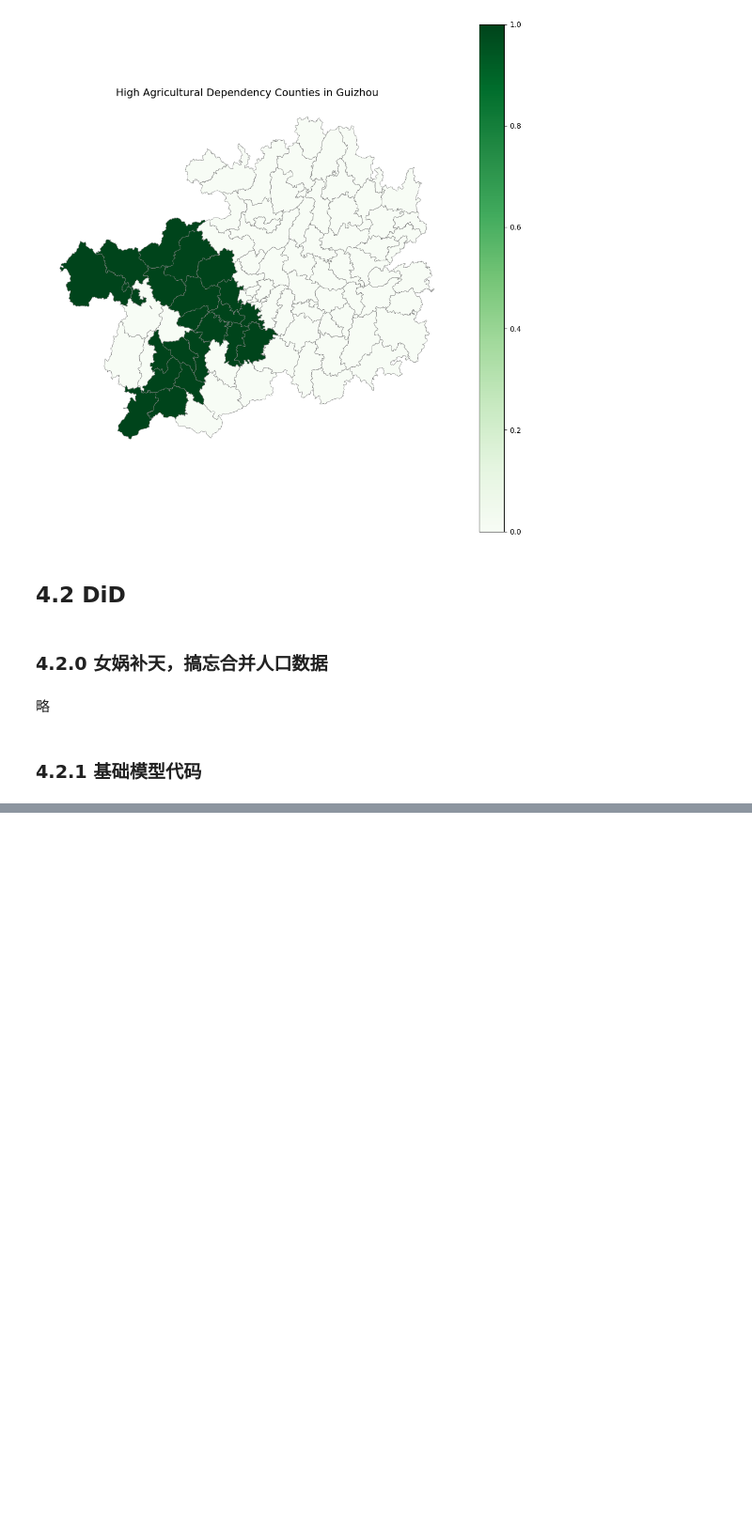
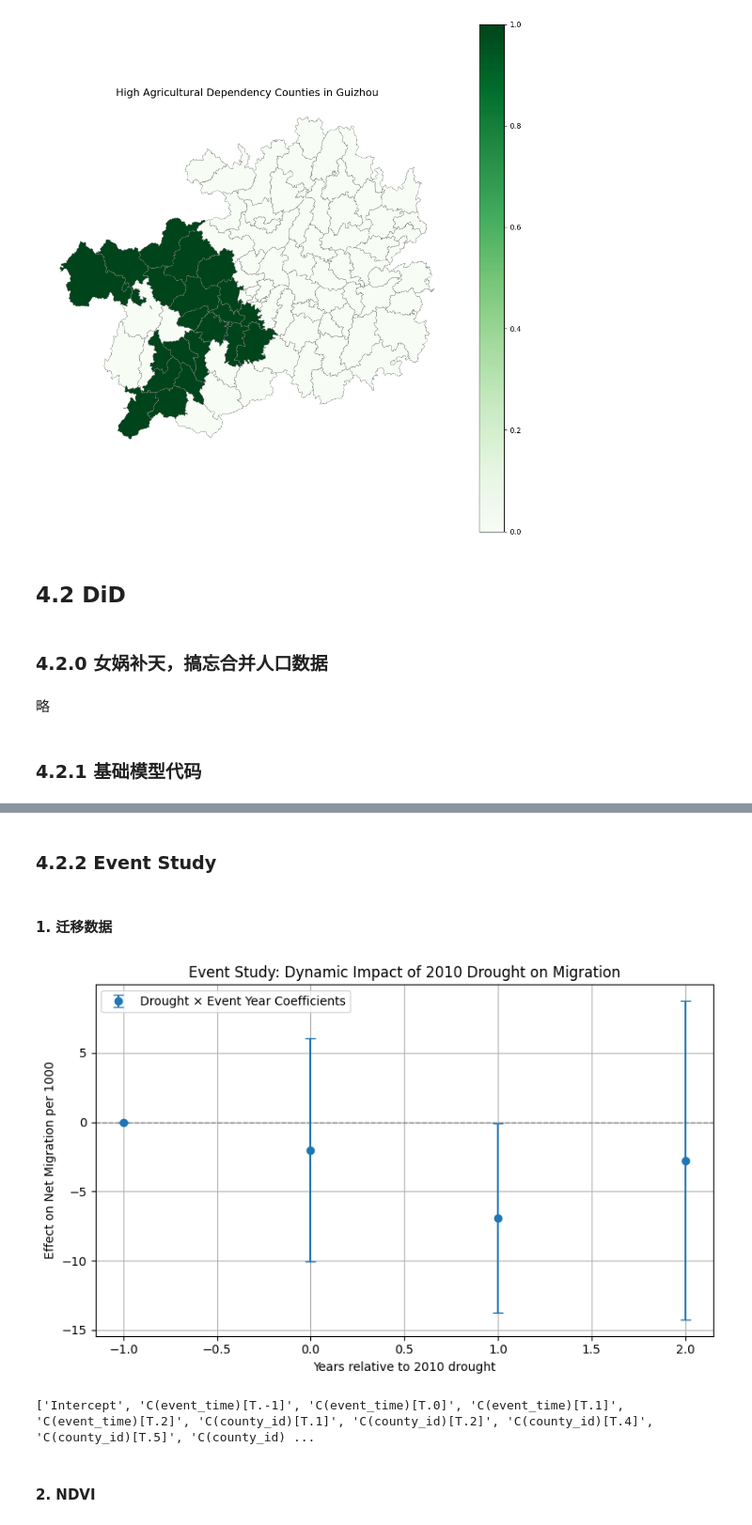
Before and after one commit to ixxiiris/CASA_Dissertation, a Jupyter notebook: DiD/did_event.ipynb, the cells around one changed output, grey strips where cells are left out. Shown at 94% size. Cells and saved outputs as stored; diff of their text form; code cells hidden in the pictures; blank space fills up the shorter version.

```diff
--- a/DiD/did_event.ipynb
+++ b/DiD/did_event.ipynb
@@ -336,0 +379,57 @@ import statsmodels.api as sm
+# %% [markdown]
+### 4.2.2 Event Study
+# %% [markdown]
+#### 1. 迁移数据
+# %%
+import statsmodels.formula.api as smf
+
+# 回归：事件研究 + 固定效应 + 聚类稳健标准误
+event_model = smf.ols(
+    formula="net_migration_per_1000 ~ C(event_time) * drought_treated + C(county_id) + C(year)",
+    data=df_model
+).fit(cov_type='cluster', cov_kwds={'groups': df_model['county_id'].values})
+# %%
+import re
+import pandas as pd
+
+# 修正后的提取逻辑：匹配交互项字符串
+event_coefs = event_model.params[event_model.params.index.str.contains("event_time") & event_model.params.index.str.contains(":drought_treated")]
+conf_int = event_model.conf_int().loc[event_coefs.index]
+
+# 提取事件年份（τ）
+import re
+event_years = [int(re.search(r'C\(event_time\)\[T\.(-?\d+)\]', name).group(1)) for name in event_coefs.index]
+
+# 构建绘图数据框
+import pandas as pd
+event_df = pd.DataFrame({
+    'year': event_years,
+    'coef': event_coefs.values,
+    'ci_low': conf_int[0].values,
+    'ci_high': conf_int[1].values
+}).sort_values('year')
+# %%
+import matplotlib.pyplot as plt
+
+plt.figure(figsize=(8, 5))
+plt.axhline(0, color='gray', linestyle='--', linewidth=1)
+
+plt.errorbar(event_df['year'], event_df['coef'],
+             yerr=[event_df['coef'] - event_df['ci_low'], event_df['ci_high'] - event_df['coef']],
+             fmt='o', capsize=4, label='Drought × Event Year Coefficients')
+
+plt.xlabel("Years relative to 2010 drought")
+plt.ylabel("Effect on Net Migration per 1000")
+plt.title("Event Study: Dynamic Impact of 2010 Drought on Migration")
+plt.grid(True)
+plt.legend()
+plt.tight_layout()
+plt.show()
+# %% [output]
+[figure, added]
+# %%
+print(event_model.params.index.tolist())
+# %% [output]
+['Intercept', 'C(event_time)[T.-1]', 'C(event_time)[T.0]', 'C(event_time)[T.1]', 'C(event_time)[T.2]', 'C(county_id)[T.1]', 'C(county_id)[T.2]', 'C(county_id)[T.4]', 'C(county_id)[T.5]', 'C(county_id) ...
+# %% [markdown]
+#### 2. NDVI
```
Also changed, not shown: parts of 9 cells of this notebook.
